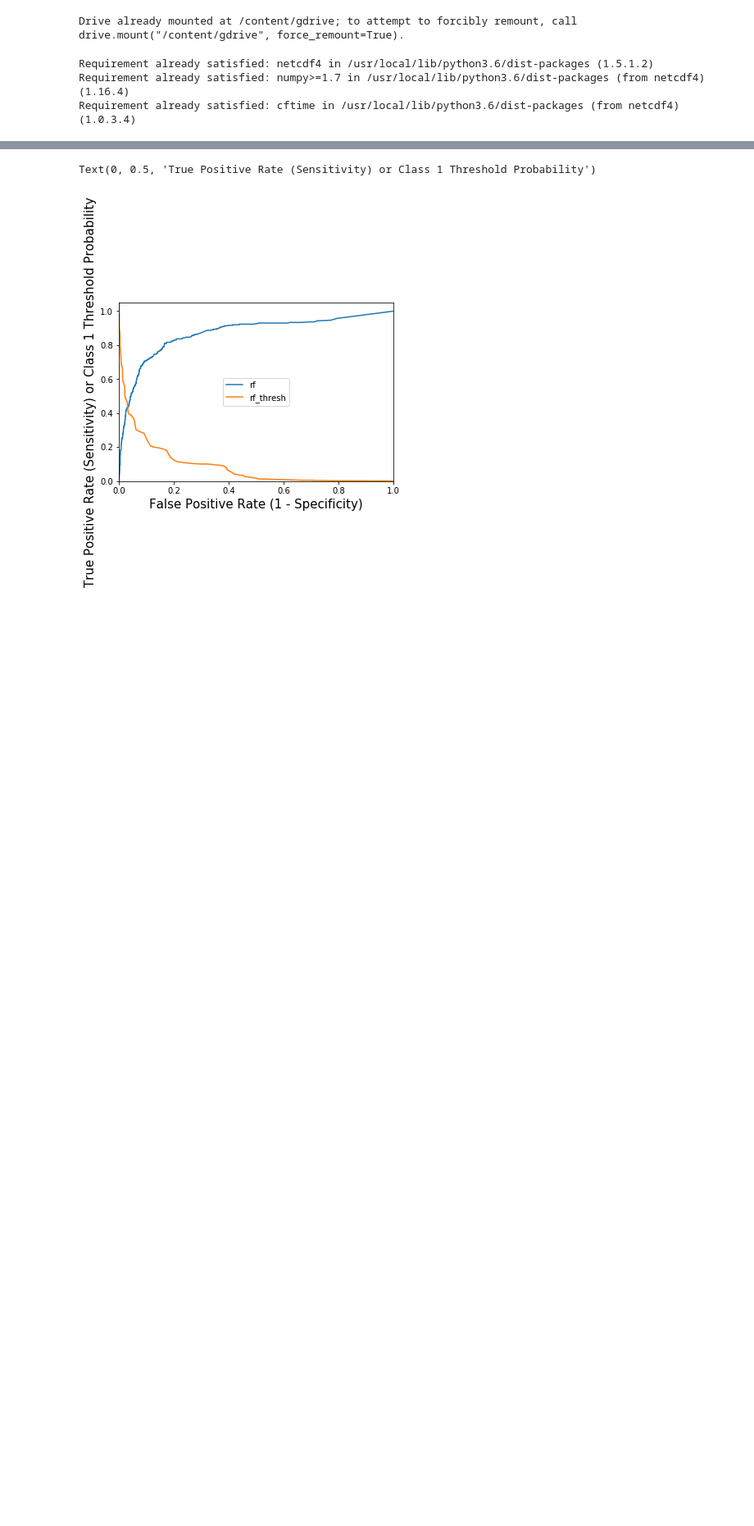
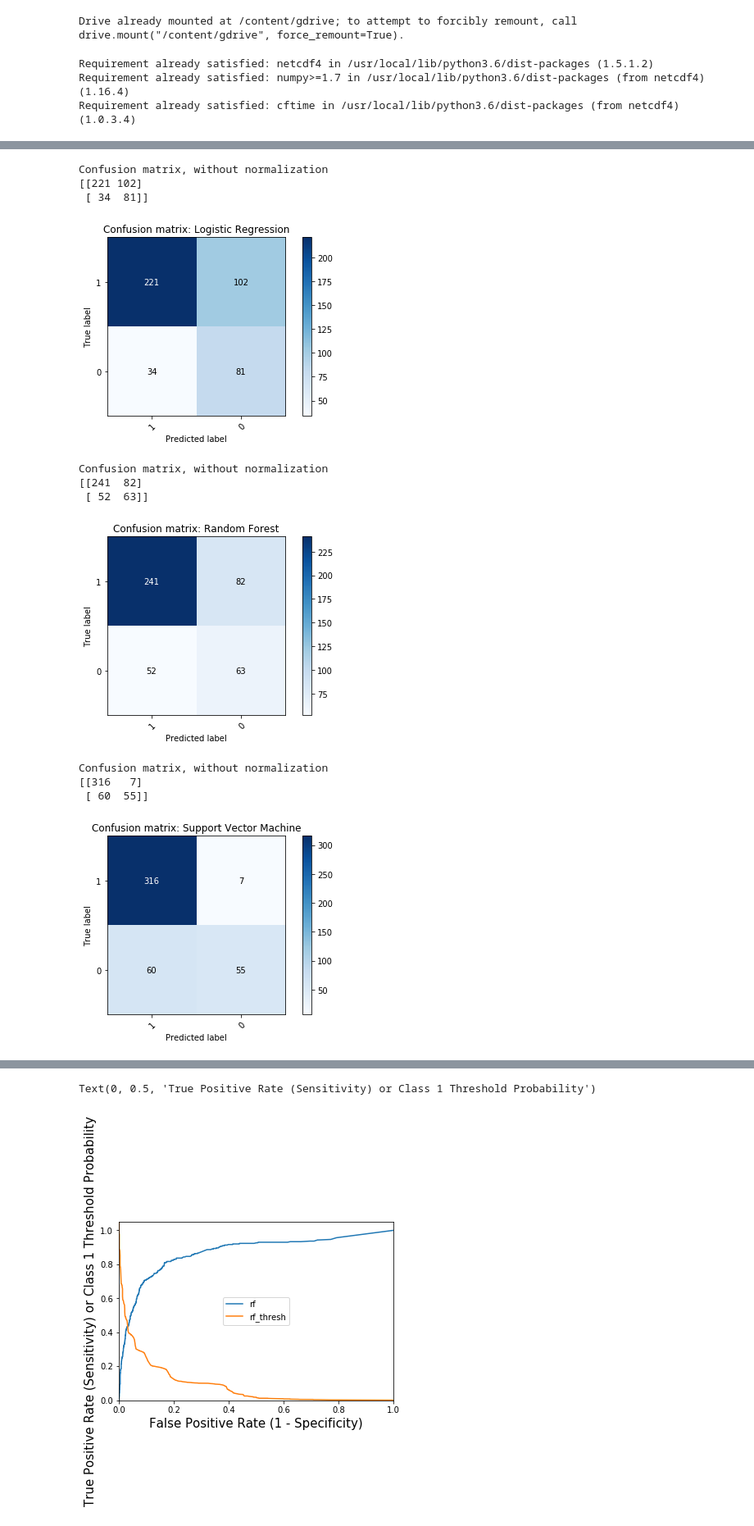
Before and after one commit to grace3999/USV_Python, a Jupyter notebook: Notebooks/4_xr_Annotations_classification_PSD.ipynb, the cells around one changed output, grey strips where cells are left out. Shown at 82% size. Drawn from its saved outputs; the diff is of its cells as text; code cells hidden in the pictures; blank space fills up the shorter version.

```diff
--- a/Notebooks/4_xr_Annotations_classification_PSD.ipynb
+++ b/Notebooks/4_xr_Annotations_classification_PSD.ipynb
@@ -265 +374,38 @@ SVM ROC_AUC:  0.85484934086629
+# %%
+# Plot non-normalized confusion matrix
+plot_confusion_matrix(test_class, test_pred_lr, classes=test_class, normalize=False,
+                      title='Confusion matrix: Logistic Regression')
+
+
+
+plt.show()
+
+# Plot non-normalized confusion matrix
+plot_confusion_matrix(test_class, test_pred_rf, classes=test_class, normalize=False,
+                      title='Confusion matrix: Random Forest')
+
+
+
+plt.show()
+
+# Plot non-normalized confusion matrix
+plot_confusion_matrix(test_class, test_pred_svm, classes=test_class, normalize=False,
+                      title='Confusion matrix: Support Vector Machine')
+
+
+
+plt.show()
+# %% [output]
+Confusion matrix, without normalization
+[[221 102]
+ [ 34  81]]
+[figure, added]
+Confusion matrix, without normalization
+[[241  82]
+ [ 52  63]]
+[figure, added]
+Confusion matrix, without normalization
+[[316   7]
+ [ 60  55]]
+[figure, added]
 # %%
```
Also changed, not shown: parts of 40 cells of this notebook.
